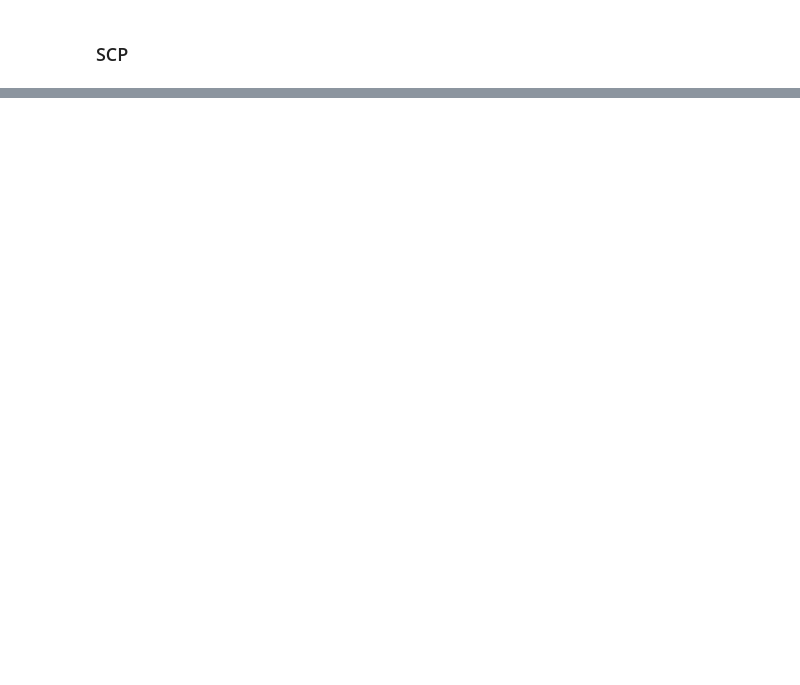
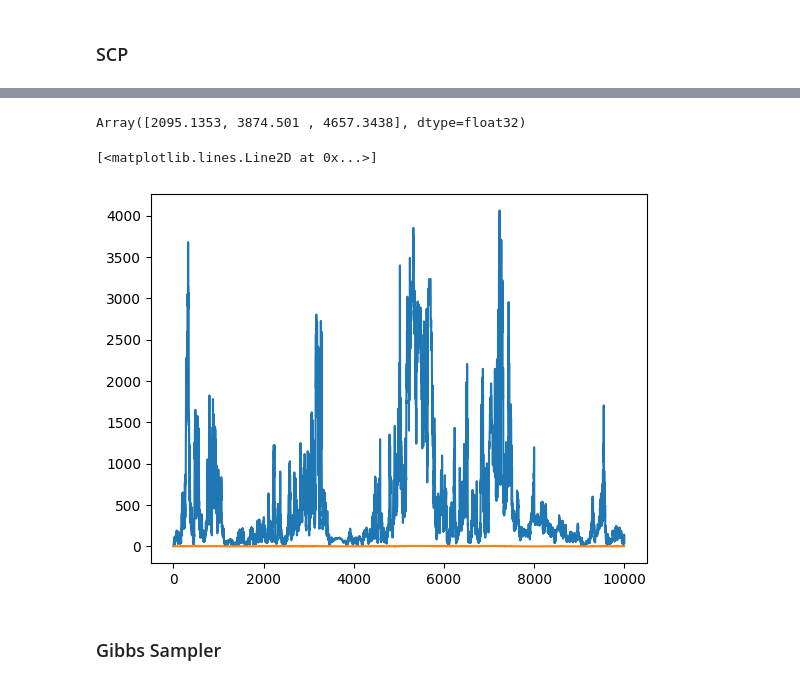
Before and after one commit to liusf15/sub-cauchy-sampler, a Jupyter notebook: experiments/logistic_regression_horseshoe.ipynb, the cells around one changed output, grey strips where cells are left out. Drawn from its saved outputs; the diff is of its cells as text; code cells hidden in the pictures; blank space fills up the shorter version.

```diff
--- a/experiments/logistic_regression_horseshoe.ipynb
+++ b/experiments/logistic_regression_horseshoe.ipynb
@@ -275,0 +232,19 @@ plt.show()
+# %%
+jnp.quantile(scp_samples[:, 1], jnp.array([0.95, 0.98, 0.99]))
+# %% [output]
+Array([2095.1353, 3874.501 , 4657.3438], dtype=float32)
+# %%
+# scp_beta_samples, scp_log_lambda_samples, scp_log_tau_samples = target.unpack(scp_samples)
+
+# print("SCP acceptance rate:", float(scp_accept_rate))
+# print("SCP sample shape:", scp_samples.shape)
+# print("SCP beta sample shape:", scp_beta_samples.shape)
+
+plt.plot(scp_samples[:, 1])
+# plt.plot(scp_samples[:, 2])
+plt.plot(scp_samples[:, -1])
+# %% [output]
+[<matplotlib.lines.Line2D at 0x...>]
+[figure, added]
+# %% [markdown]
+### Gibbs Sampler
```
Also changed, not shown: parts of 22 cells of this notebook.
